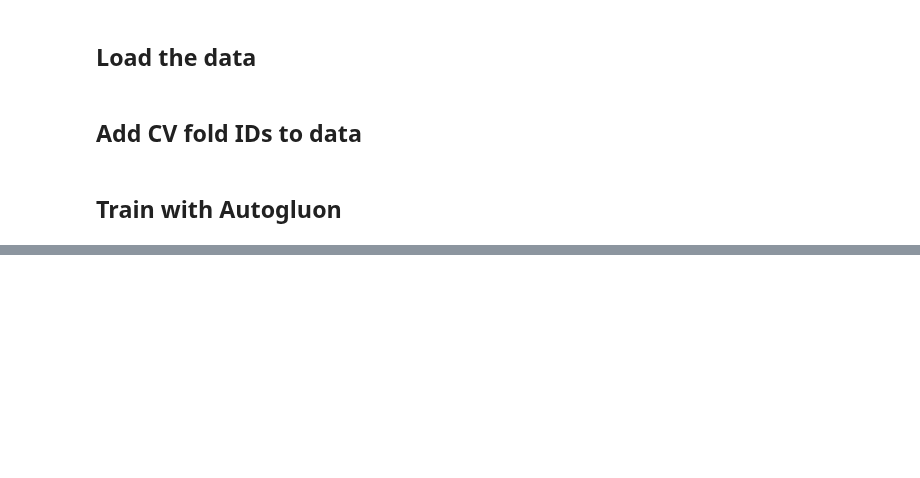
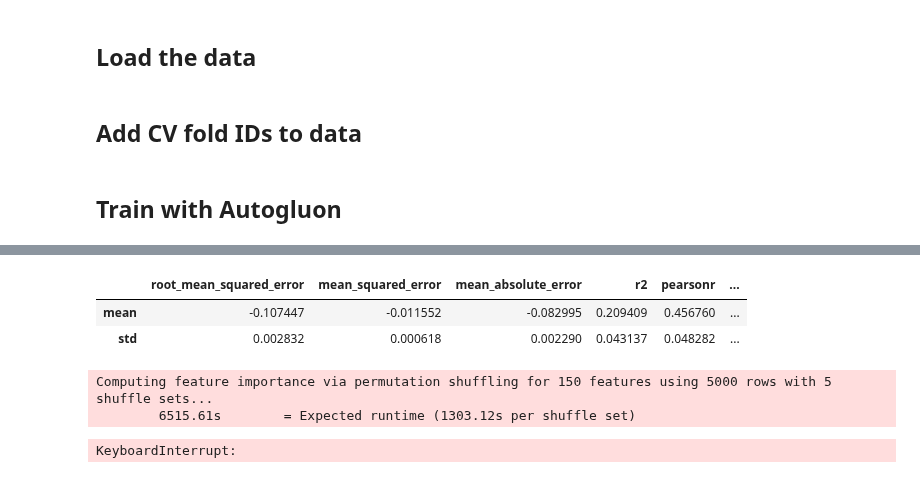
Before and after one commit to GeoSense-Freiburg/cit-sci-traits, a Jupyter notebook: notebooks/1-1_model_training/1-1-0_train_autogluon.ipynb, the cells around one changed output, grey strips where cells are left out. Drawn from its saved outputs; the diff is of its cells as text; code cells hidden in the pictures; blank space fills up the shorter version.

```diff
--- a/notebooks/1-1_model_training/1-1-0_train_autogluon.ipynb
+++ b/notebooks/1-1_model_training/1-1-0_train_autogluon.ipynb
@@ -171,0 +207,19 @@ performance
+# %%
+performance = evaluate_model(
+    predictor,
+    train_data[Y_cols[0]],
+    predictor.predict_oof(train_data=train_data),
+    train_data["split"],
+)
+
+performance
+# %% [output]
+|  | root_mean_squared_error | mean_squared_error | mean_absolute_error | r2 | pearsonr | ... |
+| mean | -0.107447 | -0.011552 | -0.082995 | 0.209409 | 0.456760 | ... |
+| std | 0.002832 | 0.000618 | 0.002290 | 0.043137 | 0.048282 | ... |
+# %%
+predictor.feature_importance(data=test_data)
+# %% [output]
+Computing feature importance via permutation shuffling for 150 features using 5000 rows with 5 shuffle sets...
+        6515.61s        = Expected runtime (1303.12s per shuffle set)
+KeyboardInterrupt:
```
Also changed, not shown: parts of 12 cells of this notebook.
